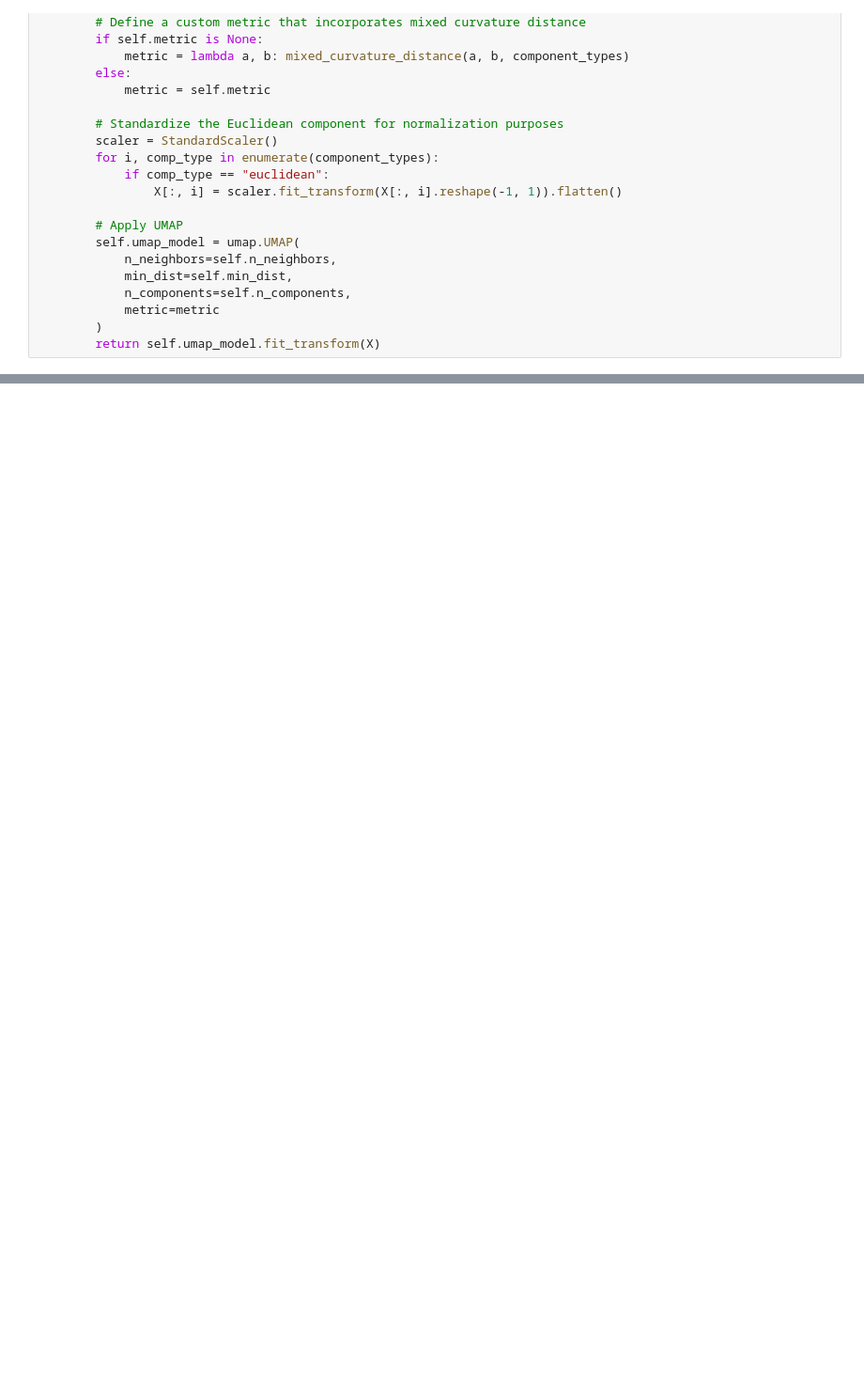
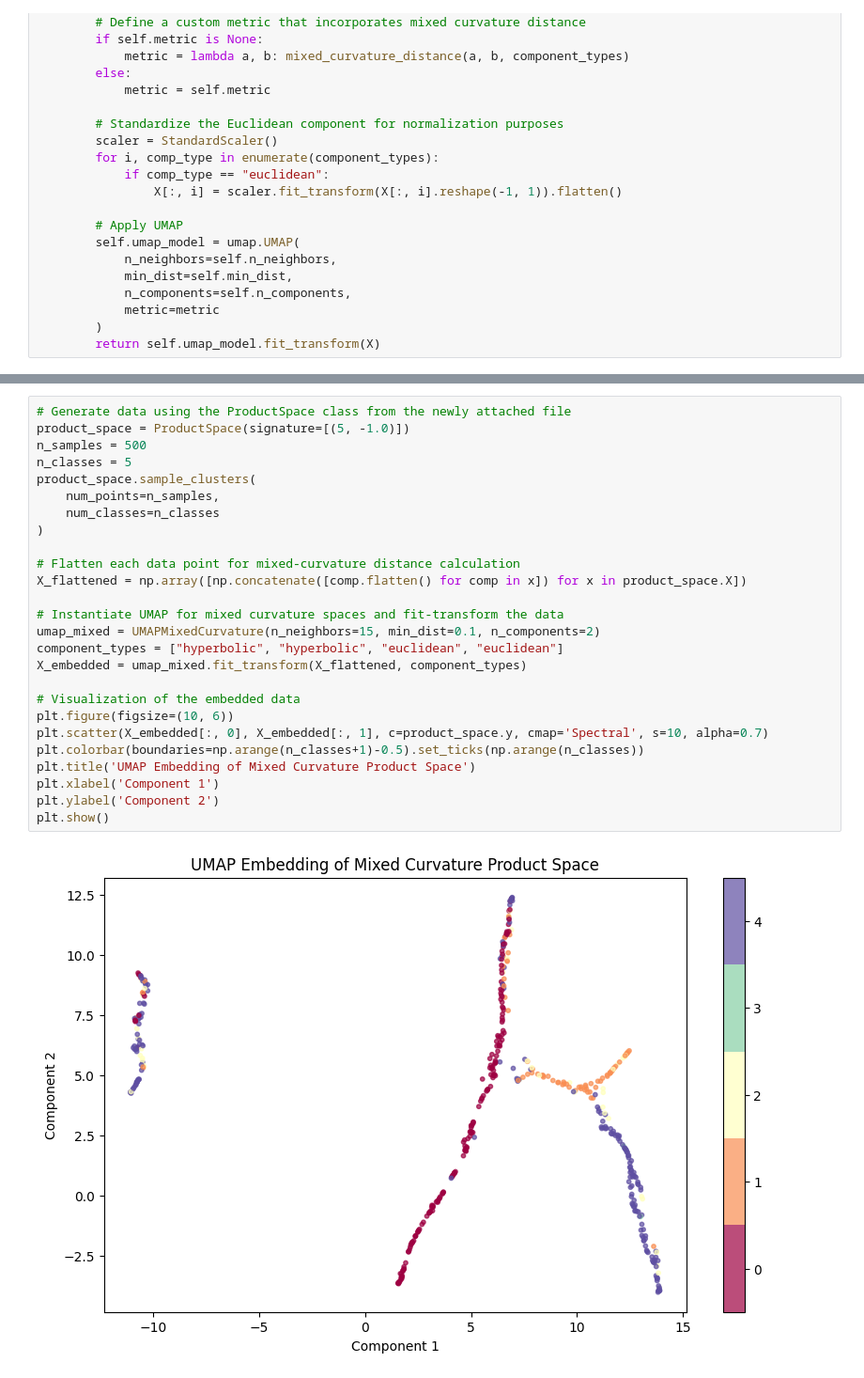
Before and after one commit to qc2321/PS-SNE, a Jupyter notebook: PS_UMAP.ipynb, the cells around one changed output, grey strips where cells are left out. Shown at 94% size. Cells and saved outputs as stored; diff of their text form; blank space fills up the shorter version.

Commit message:
unsuccessfully tested on synthetic data

```diff
--- a/PS_UMAP.ipynb
+++ b/PS_UMAP.ipynb
@@ -92,0 +93,28 @@ plt.show()
+# %%
+# Generate data using the ProductSpace class from the newly attached file
+product_space = ProductSpace(signature=[(5, -1.0)])
+n_samples = 500
+n_classes = 5
+product_space.sample_clusters(
+    num_points=n_samples,
+    num_classes=n_classes
+)
+
+# Flatten each data point for mixed-curvature distance calculation
+X_flattened = np.array([np.concatenate([comp.flatten() for comp in x]) for x in product_space.X])
+
+# Instantiate UMAP for mixed curvature spaces and fit-transform the data
+umap_mixed = UMAPMixedCurvature(n_neighbors=15, min_dist=0.1, n_components=2)
+component_types = ["hyperbolic", "hyperbolic", "euclidean", "euclidean"]
+X_embedded = umap_mixed.fit_transform(X_flattened, component_types)
+
+# Visualization of the embedded data
+plt.figure(figsize=(10, 6))
+plt.scatter(X_embedded[:, 0], X_embedded[:, 1], c=product_space.y, cmap='Spectral', s=10, alpha=0.7)
+plt.colorbar(boundaries=np.arange(n_classes+1)-0.5).set_ticks(np.arange(n_classes))
+plt.title('UMAP Embedding of Mixed Curvature Product Space')
+plt.xlabel('Component 1')
+plt.ylabel('Component 2')
+plt.show()
+# %% [output]
+[figure, added]
```
Also changed, not shown: parts of 1 cell of this notebook, 1 other file.
